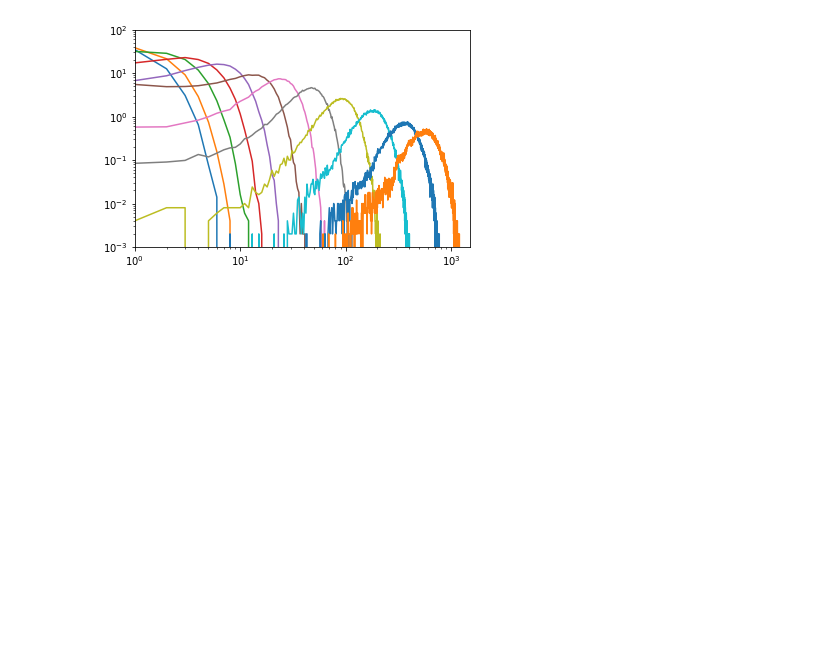
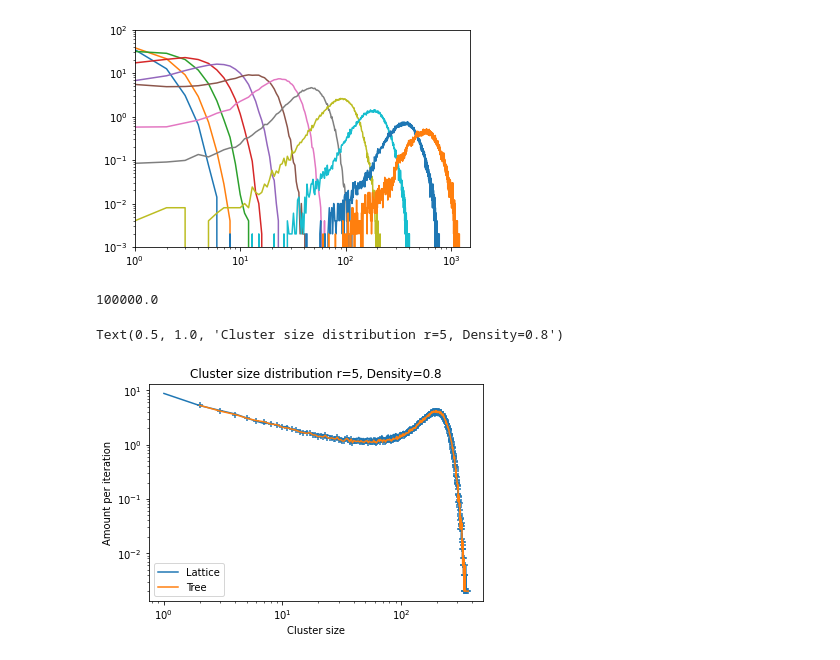
Before and after one commit to Sennevw/Masters-thesis, a Jupyter notebook: dataverwerking.ipynb, the cells around one changed output. Cells and saved outputs as stored; diff of their text form; code cells hidden in the pictures; blank space fills up the shorter version.

```diff
--- a/dataverwerking.ipynb
+++ b/dataverwerking.ipynb
@@ -263,3 +267,26 @@ plt.ylim(0.001, 100)
 # %% [output]
 (0.001, 100)
 [figure]
+# %%
+plt.figure(figsize=(10, 10))
+size, amount = np.loadtxt("r5.000000_0.800000.txt", skiprows=1, unpack=True)
+size = size[1:]
+amount = amount[1:]/500
+plt.loglog(size, amount, label="Lattice")
+
+
+size, amount = np.loadtxt("test13D_tree_r5.000000_0.800000.txt", skiprows=1, unpack=True)
+print(sum(amount*size)/500)
+size = size[1:]
+amount = amount[1:]/500
+plt.loglog(size, amount, label="Tree")
+plt.scatter(size, amount, marker='+')
+
+plt.legend(loc="lower left")
+plt.xlabel("Cluster size")
+plt.ylabel("Amount per iteration")
+plt.title("Cluster size distribution: r=5, Density=0.8")
+# %% [output]
+100000.0
+Text(0.5, 1.0, 'Cluster size distribution r=5, Density=0.8')
+[figure, added]
```
Also changed, not shown: parts of 10 cells of this notebook, 11 other files.
